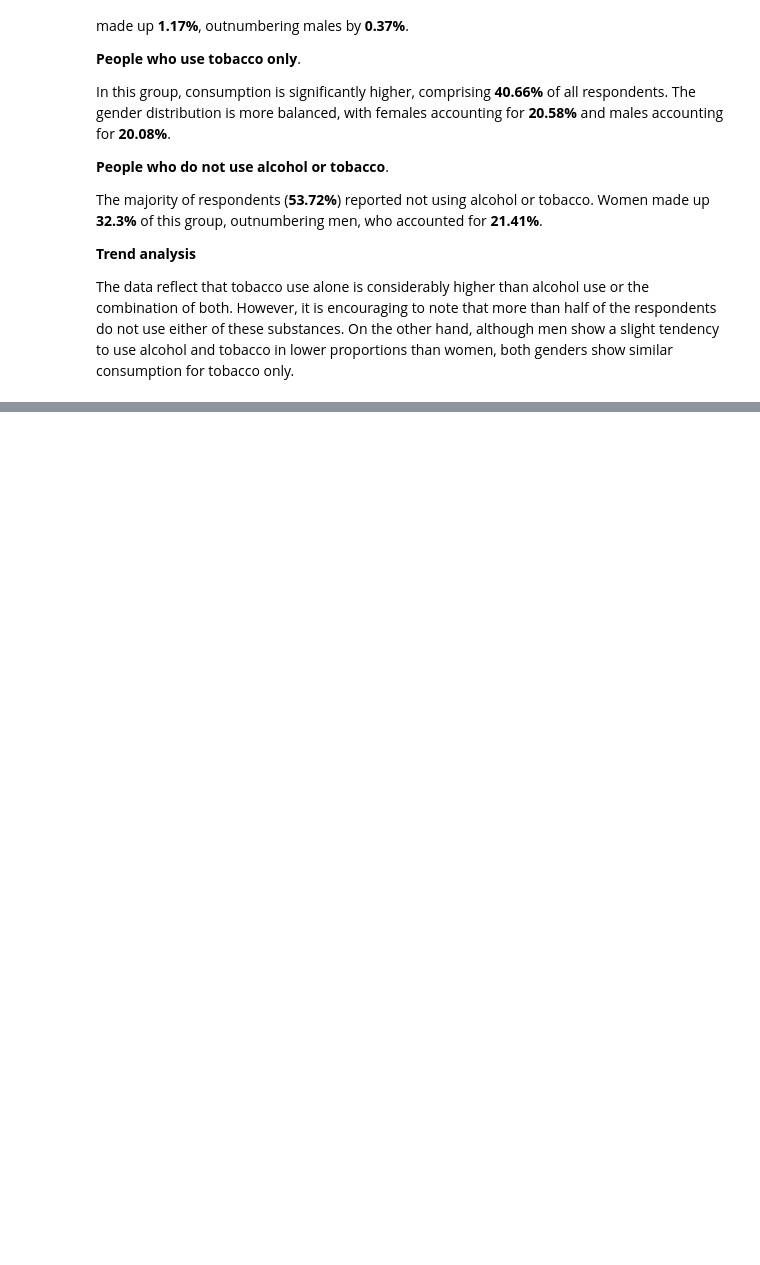
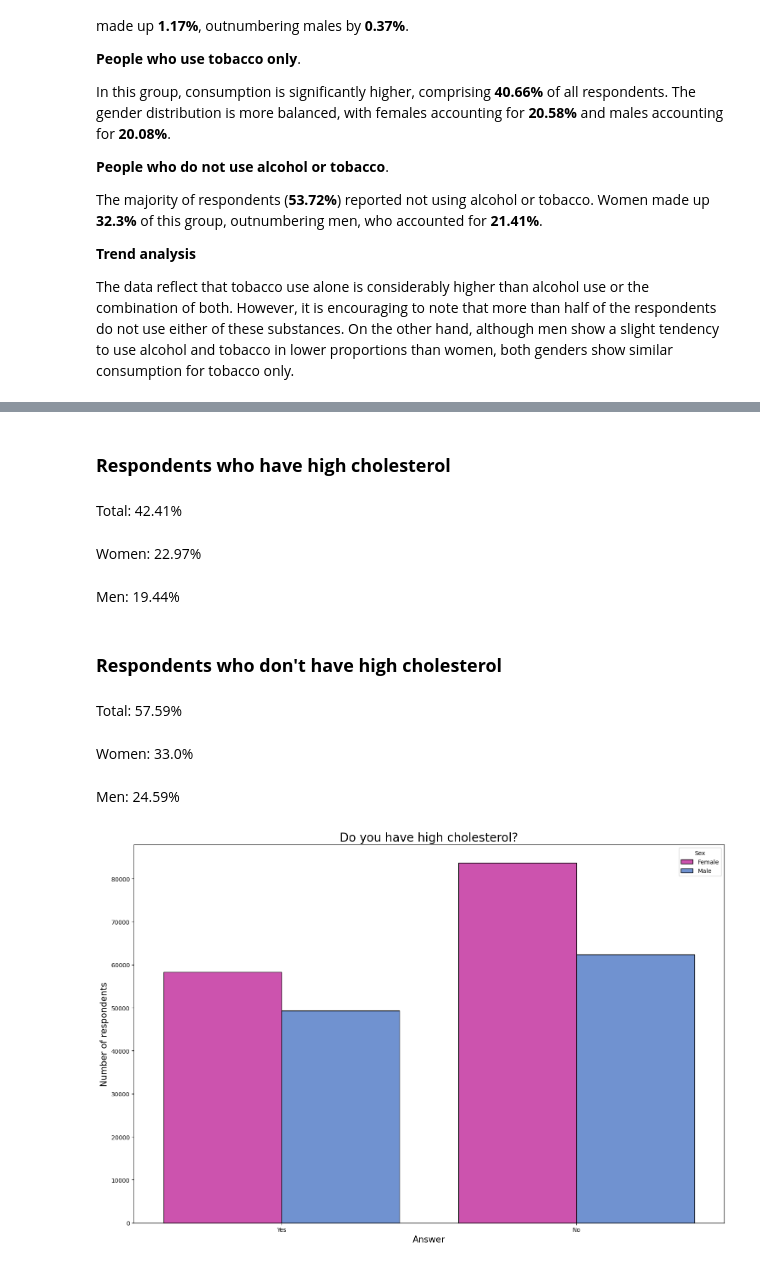
Before and after one commit to jeremias-mena/medpredictor-ML, a Jupyter notebook: medpredictor/notebooks/03-exploratory-data-analysis.ipynb, the cells around one changed output, grey strips where cells are left out. Drawn from its saved outputs; the diff is of its cells as text; code cells hidden in the pictures; blank space fills up the shorter version.

```diff
--- a/medpredictor/notebooks/03-exploratory-data-analysis.ipynb
+++ b/medpredictor/notebooks/03-exploratory-data-analysis.ipynb
@@ -565,0 +911,39 @@ The data reflect that tobacco use alone is considerably higher than alcohol use
+# %%
+values_hc_order = ['Yes', 'No']
+values_sex_order = ['Female', 'Male']
+titles = ["Respondents who have high cholesterol",
+          "Respondents who don't have high cholesterol"]
+
+f, m = sex_metrics(df, 'Sex', 'HighChol', values_sex_order, values_hc_order)
+
+for title, value in zip(titles, values_hc_order):
+    display(Markdown(f"### **{title}**"))
+    show_metric("Total", round(f[value] + m[value], 2))
+    show_metric("Women", f[value])
+    show_metric("Men", m[value])
+
+group = df.groupby(['Sex', 'HighChol']).size().reset_index(name='count')
+
+g_title = "Do you have high cholesterol?"
+x_label = "Answer"
+y_label = "Number of respondents"
+dict_colors = {'Female':'#E03FB8',
+               'Male': '#608DE0'}
+colors = list(dict_colors.values())
+
+graph_diabetes = Graph(graph_title=g_title,
+                       xlabel_name=x_label,
+                       ylabel_name=y_label,
+                       colors=colors)
+
+graph_diabetes.bar_plot_sns(x='HighChol', y='count', data=group, hue='Sex', hue_order=values_sex_order, order=values_hc_order, legend=True)
+# %% [output]
+### **Respondents who have high cholesterol**
+Total: 42.41%
+Women: 22.97%
+Men: 19.44%
+### **Respondents who don't have high cholesterol**
+Total: 57.59%
+Women: 33.0%
+Men: 24.59%
+[figure, added]
```
Also changed, not shown: parts of 30 cells of this notebook.
